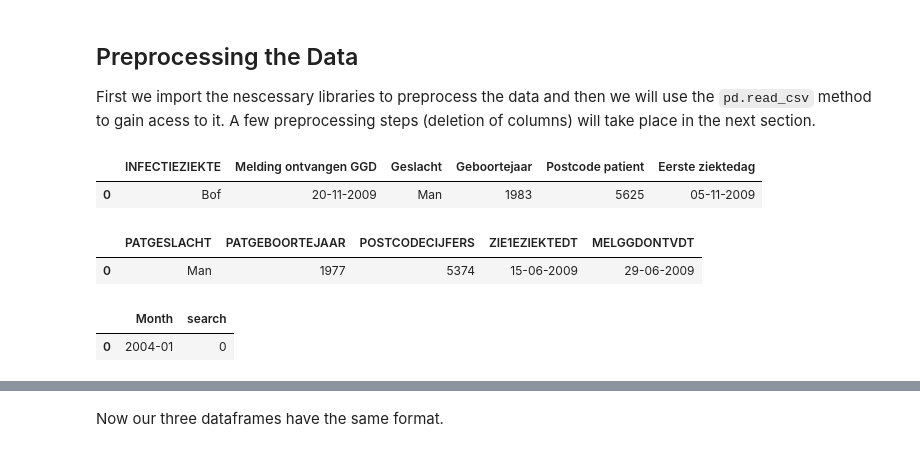
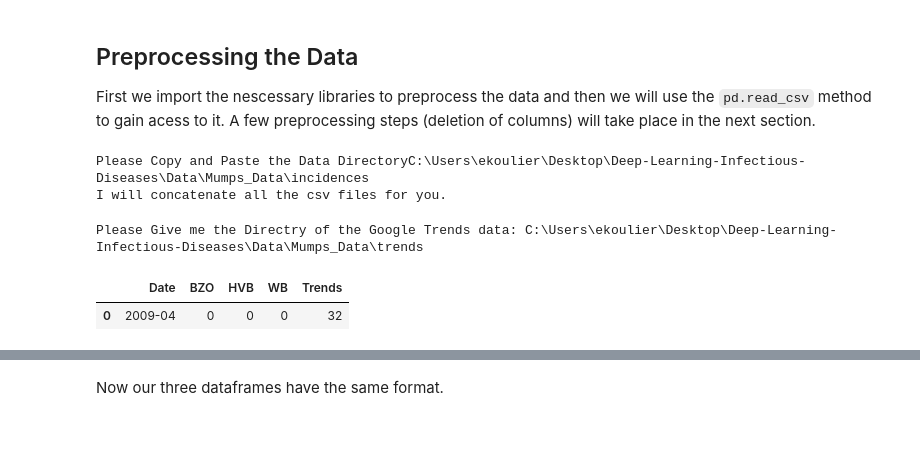
Before and after one commit to eKoulier/Deep-Learning-Infectious-Diseases, a Jupyter notebook: Analysis/Mumps/Mumps Preprocessing and Statistics.ipynb, the cells around one changed output, grey strips where cells are left out. Drawn from its saved outputs; the diff is of its cells as text; code cells hidden in the pictures.

```diff
--- a/Analysis/Mumps/Mumps Preprocessing and Statistics.ipynb
+++ b/Analysis/Mumps/Mumps Preprocessing and Statistics.ipynb
@@ -17,15 +22,18 @@ bof = pd.read_csv('bof.csv')
+# %%
+ALLdf = disease_studied() #C:\Users\ekoulier\Desktop\Deep-Learning-Infectious-Diseases\Data\Mumps_Data\incidences
+# %% [output]
+Please Copy and Paste the Data DirectoryC:\Users\ekoulier\Desktop\Deep-Learning-Infectious-Diseases\Data\Mumps_Data\incidences
+I will concatenate all the csv files for you.
+# %%
+data = MonthlyTransfrom(ALLdf)
+data.find_mun()
+data.find_GGD()
+
+newdf = data.monthly_GGD() #C:\Users\ekoulier\Desktop\Deep-Learning-Infectious-Diseases\Data\Mumps_Data\trends
+# %% [output]
+Please Give me the Directry of the Google Trends data: C:\Users\ekoulier\Desktop\Deep-Learning-Infectious-Diseases\Data\Mumps_Data\trends
 # %%
-bzo.head(n=1)
+newdf.head(n=1)
 # %% [output]
-|  | INFECTIEZIEKTE | Melding ontvangen GGD | Geslacht | Geboortejaar | Postcode patient | Eerste ziektedag |
-| 0 | Bof | 20-11-2009 | Man | 1983 | 5625 | 05-11-2009 |
+|  | Date | BZO | HVB | WB | Trends |
+| 0 | 2009-04 | 0 | 0 | 0 | 32 |
-# %%
-hvb.head(n=1)
-# %% [output]
-|  | PATGESLACHT | PATGEBOORTEJAAR | POSTCODECIJFERS | ZIE1EZIEKTEDT | MELGGDONTVDT |
-| 0 | Man | 1977 | 5374 | 15-06-2009 | 29-06-2009 |
-# %%
-bof.head(n=1)
-# %% [output]
-|  | Month | search |
-| 0 | 2004-01 | 0 |
```
Also changed, not shown: parts of 32 cells of this notebook, 2 other files.
